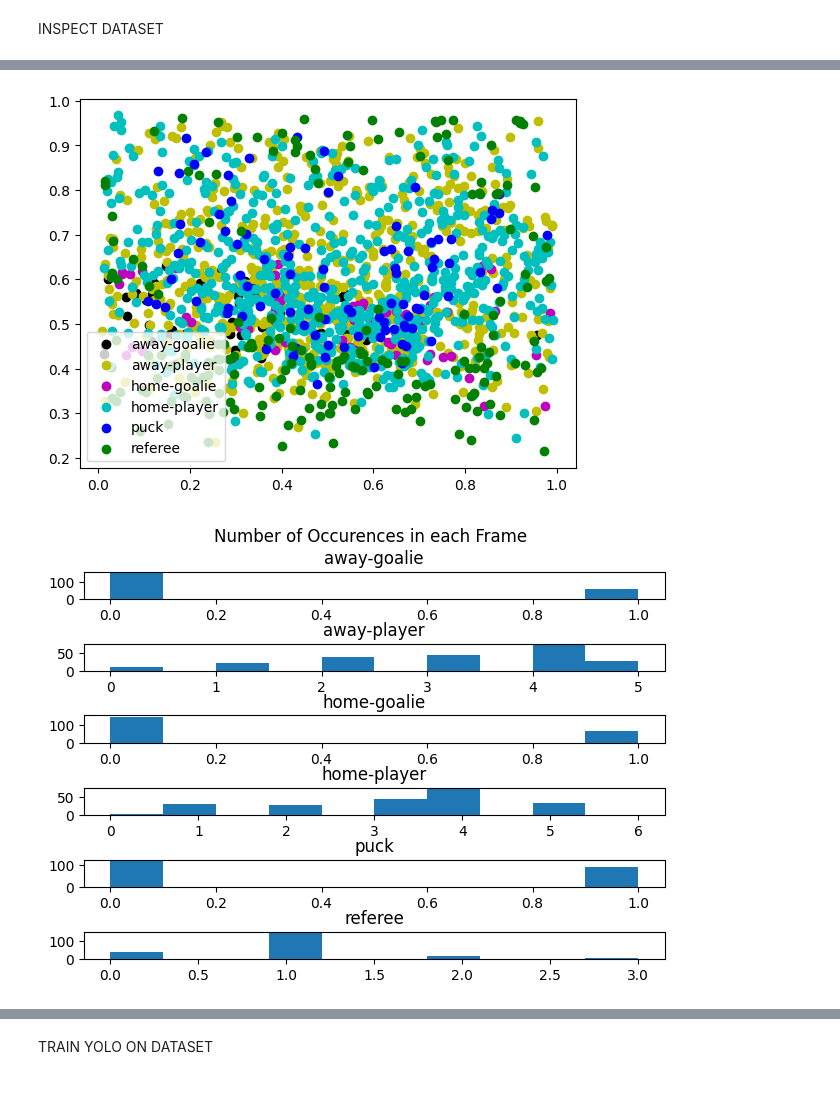
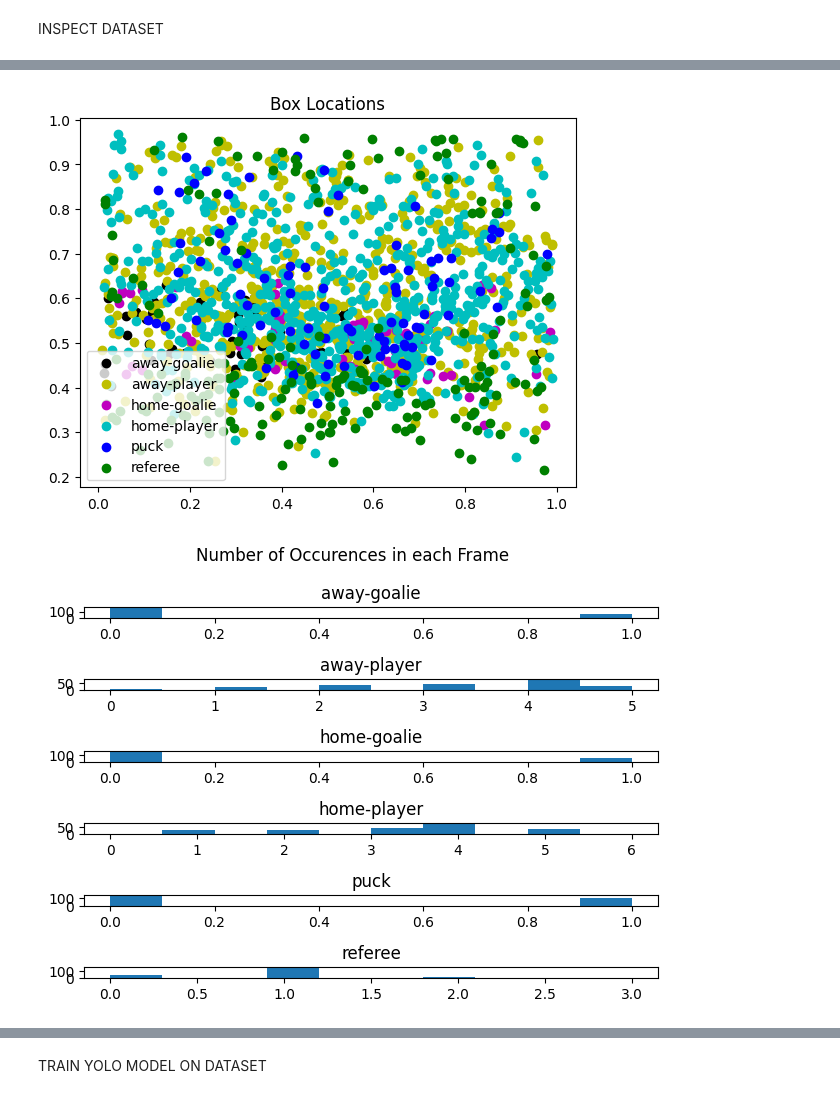
Before and after one commit to NickRomanchuk/nhl_player_tracker, a Jupyter notebook: model_training/model_training_main.ipynb, the cells around one changed output, grey strips where cells are left out. Drawn from its saved outputs; the diff is of its cells as text; code cells hidden in the pictures.

```diff
--- a/model_training/model_training_main.ipynb
+++ b/model_training/model_training_main.ipynb
@@ -39,10 +36,9 @@ data.plotBoxColor('train')
 # %%
-data = DataVisualizer(dataset.location)
-data.plotBoxLocation('valid')
-data.plotBoxCounts('valid')
-data.plotBoxSize('valid')
-data.plotBoxColor('valid')
+# Plot valid data
+data.plot_box_location('valid')
+data.plot_box_counts('valid')
+data.plot_box_size('valid')
 # %% [output]
-[figure, old version]
+[figure, new version]
-[figure, old version]
+[figure, new version]
 [figure]
@@ -50,3 +45,3 @@ data.plotBoxColor('valid')
 # %% [markdown]
-TRAIN YOLO ON DATASET
+TRAIN YOLO MODEL ON DATASET
 # %%
```
Also changed, not shown: parts of 7 cells of this notebook, 1 other file.
